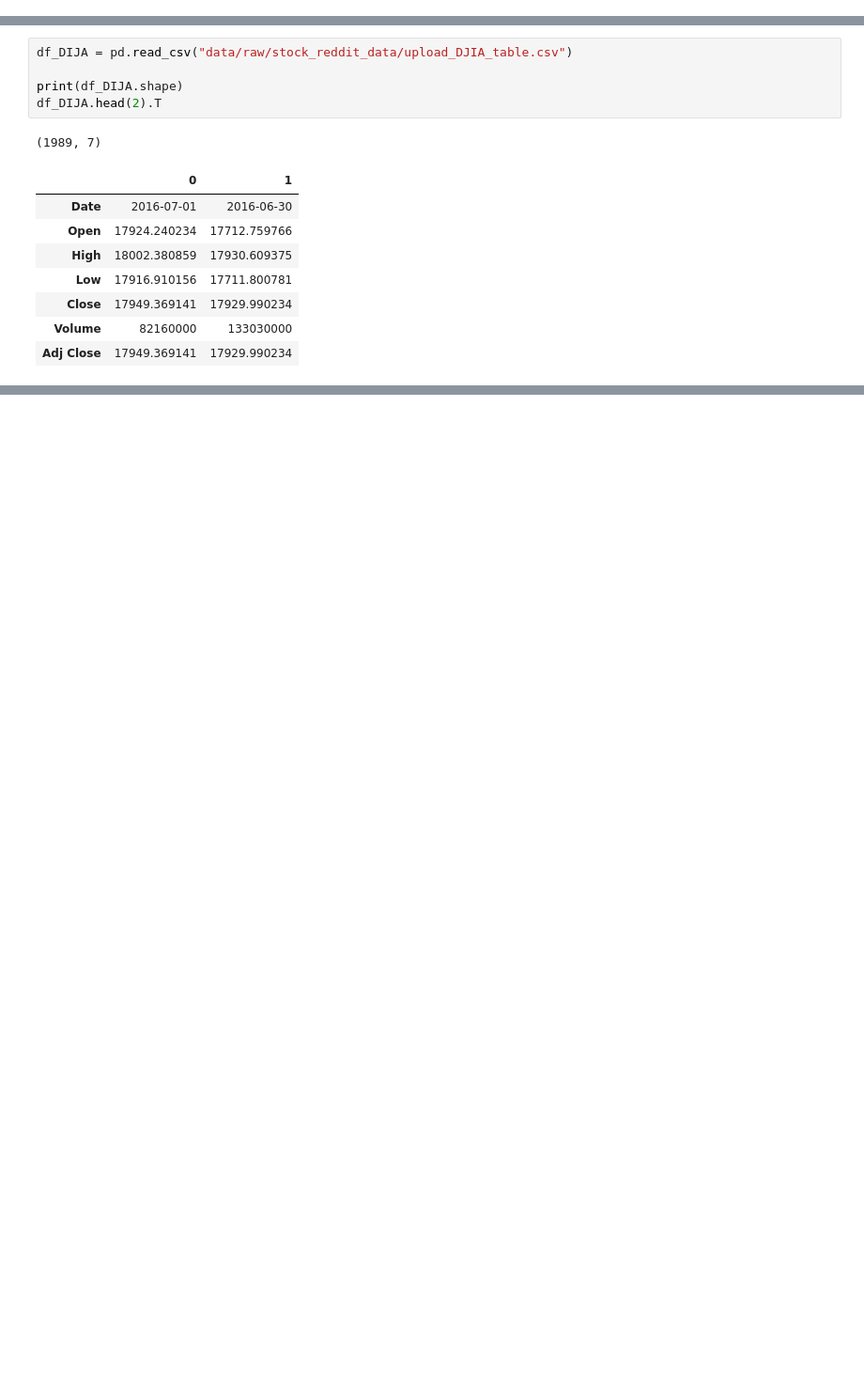
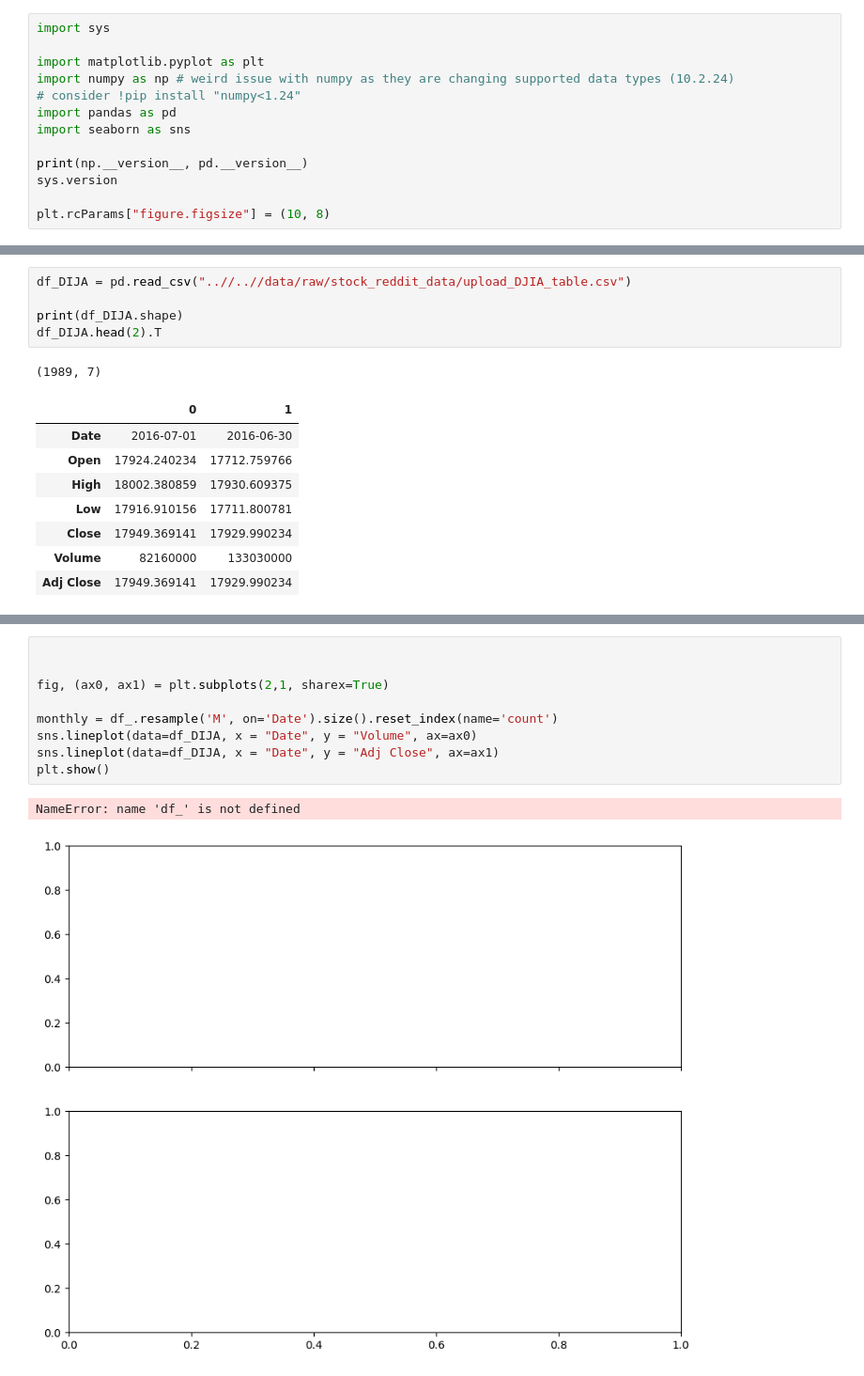
Before and after one commit to UVA-MLSys/DS5110_Fall_2024, a Jupyter notebook: Team 4/experiments/notebooks/explore_data.ipynb, the cells around one changed output, grey strips where cells are left out. Shown: that part at 94% size. Saved outputs shown, nothing was run; the diff lists cells and outputs as text; blank space fills up the shorter version.

```diff
--- a/Team 4/experiments/notebooks/explore_data.ipynb
+++ b/Team 4/experiments/notebooks/explore_data.ipynb
@@ -5,0 +5,13 @@ import pandas as pd
+# %%
+import sys
+
+import matplotlib.pyplot as plt
+import numpy as np # weird issue with numpy as they are changing supported data types (10.2.24)
+# consider !pip install "numpy<1.24"
+import pandas as pd
+import seaborn as sns
+
+print(np.__version__, pd.__version__)
+sys.version
+
+plt.rcParams["figure.figsize"] = (10, 8)
@@ -49,7 +63,7 @@ df_reddit.head(2).T
 | Date | 2016-07-01 | 2016-07-01 |
 | News | A 117-year-old woman in Mexico Ci... | IMF chief backs Athens as permane... |
 # %%
-df_DIJA = pd.read_csv("data/raw/stock_reddit_data/upload_DJIA_table.csv")
+df_DIJA = pd.read_csv("..//..//data/raw/stock_reddit_data/upload_DJIA_table.csv")
 
 print(df_DIJA.shape)
 df_DIJA.head(2).T
@@ -76,0 +80,12 @@ dtype: object
+# %%
+
+
+fig, (ax0, ax1) = plt.subplots(2,1, sharex=True)
+
+monthly = df_.resample('M', on='Date').size().reset_index(name='count')
+sns.lineplot(data=df_DIJA, x = "Date", y = "Volume", ax=ax0)
+sns.lineplot(data=df_DIJA, x = "Date", y = "Adj Close", ax=ax1)
+plt.show()
+# %% [output]
+NameError: name 'df_' is not defined
+[figure, added]
```
Also changed, not shown: parts of 12 cells of this notebook, 4 other files.
